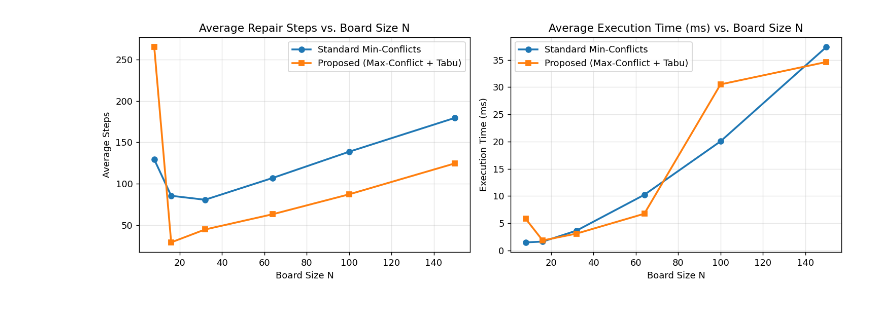
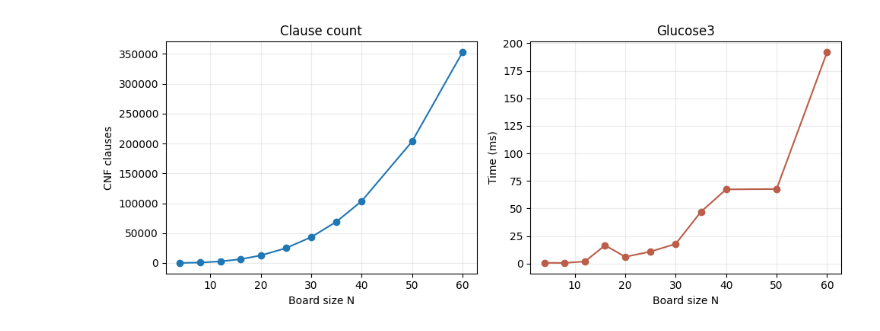
Before and after one commit to KDY006/classical-ai-suite, a Jupyter notebook: source/task1/experiments_task1.ipynb, the cells around one changed output. Saved outputs shown, nothing was run; the diff lists cells and outputs as text; code cells hidden in the pictures.

```diff
--- a/source/task1/experiments_task1.ipynb
+++ b/source/task1/experiments_task1.ipynb
@@ -140,26 +66,13 @@ df_mc
-# %%
-df_std = df_mc[df_mc['Method'] == 'Standard Min-Conflicts']
-df_tabu = df_mc[df_mc['Method'] == 'Max-Conflict + Tabu (Proposed)']
-
-fig, axes = plt.subplots(1, 2, figsize=(11.5, 4.2))
-axes[0].plot(df_std['N'], df_std['Avg Steps'], marker='o', linewidth=2, label='Standard Min-Conflicts')
-axes[0].plot(df_tabu['N'], df_tabu['Avg Steps'], marker='s', linewidth=2, label='Proposed (Max-Conflict + Tabu)')
-axes[0].set_title('Average Repair Steps vs. Board Size N')
-axes[0].set_xlabel('Board Size N')
-axes[0].set_ylabel('Average Steps')
-axes[0].legend()
-axes[0].grid(True, alpha=0.3)
-
-axes[1].plot(df_std['N'], df_std['Avg Time (ms)'], marker='o', linewidth=2, label='Standard Min-Conflicts')
-axes[1].plot(df_tabu['N'], df_tabu['Avg Time (ms)'], marker='s', linewidth=2, label='Proposed (Max-Conflict + Tabu)')
-axes[1].set_title('Average Execution Time (ms) vs. Board Size N')
-axes[1].set_xlabel('Board Size N')
-axes[1].set_ylabel('Execution Time (ms)')
-axes[1].legend()
-axes[1].grid(True, alpha=0.3)
-
-plt.tight_layout()
-plt.savefig(FIG_DIR / 'task1_min_conflicts_comparison.png', dpi=200)
-plt.show()
-# %% [output]
-[figure, removed]
+# %%
+fig, axes = plt.subplots(1, 2, figsize=(10, 4))
+axes[0].plot(sat_results["N"], sat_results["Clauses"], marker="o")
+axes[0].set(xlabel="Board size N", ylabel="CNF clauses", title="Clause count")
+axes[1].plot(sat_results["N"], sat_results["Solver ms"], marker="o", color="#ba5e49")
+axes[1].set(xlabel="Board size N", ylabel="Time (ms)", title="Glucose3")
+for axis in axes:
+    axis.grid(alpha=0.25)
+fig.tight_layout()
+fig.savefig(figure_dir / "task1_glucose3_scaling.png", dpi=150)
+plt.show()
+# %% [output]
+[figure, added]
```
Also changed, not shown: parts of 12 cells of this notebook, 12 other files.
